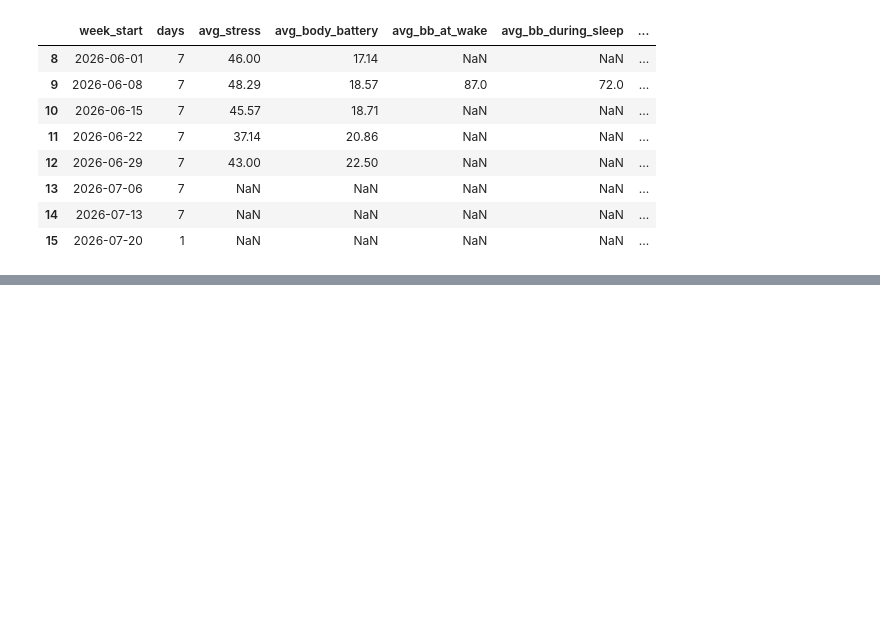
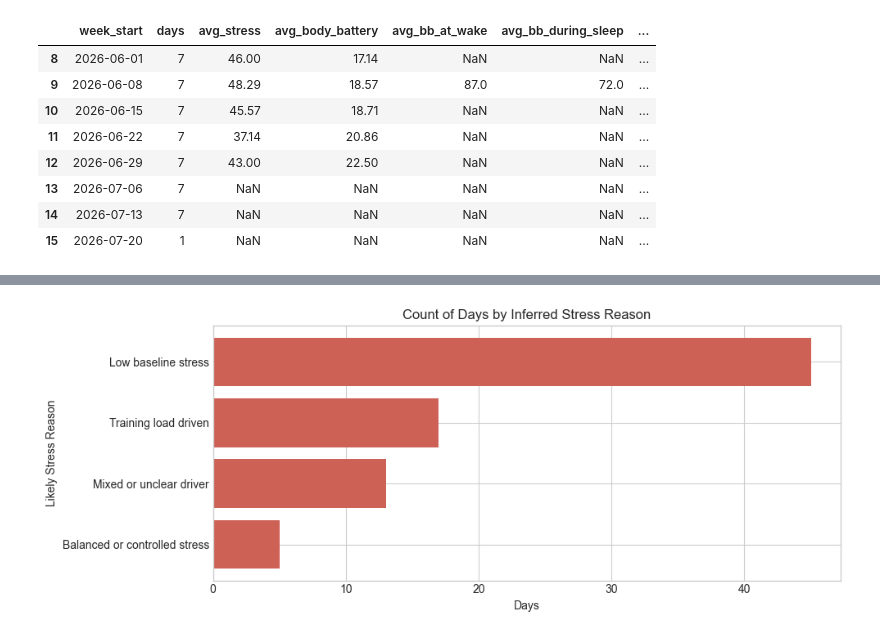
Before and after one commit to jvinodraj/theEagle, a Jupyter notebook: notebooks/garmin_stress_body_battery_trend.ipynb, the cells around one changed output, grey strips where cells are left out. Drawn from its saved outputs; the diff is of its cells as text; code cells hidden in the pictures; blank space fills up the shorter version.

```diff
--- a/notebooks/garmin_stress_body_battery_trend.ipynb
+++ b/notebooks/garmin_stress_body_battery_trend.ipynb
@@ -713,0 +716,88 @@ Weekly Markdown exported to: c:\Users\A717631\repo\theEagle\reports\health_snaps
+# %%
+# Infer likely stress reason per day
+
+reason_df = recovery_df.copy().sort_values('date').reset_index(drop=True)
+
+total_stress = reason_df['stress_duration_sec'].replace(0, np.nan)
+reason_df['rest_ratio'] = reason_df['rest_stress_duration_sec'] / total_stress
+reason_df['high_stress_ratio'] = reason_df['high_stress_duration_sec'] / total_stress
+reason_df['sleep_recovery_low'] = (
+    reason_df['bb_at_wake'].fillna(999) <= 45
+) | (
+    reason_df['bb_during_sleep'].fillna(999) <= 40
+)
+reason_df['training_day'] = reason_df['training_duration_total'].fillna(0) > 0
+
+
+def classify_stress_reason(row: pd.Series) -> str:
+    avg_stress = row.get('avg_stress_level')
+    if pd.isna(avg_stress):
+        return 'No stress data'
+
+    high_stress = avg_stress >= 35
+    very_high_stress = avg_stress >= 45
+
+    interval_or_hard = row.get('interval_count', 0) > 0 or row.get('interval_duration_min', 0) >= 45
+    high_training_load = row.get('training_load_total', 0) >= reason_df['training_load_total'].quantile(0.75)
+
+    rest_ratio = row.get('rest_ratio')
+    high_rest_stress = pd.notna(rest_ratio) and rest_ratio >= 0.55
+
+    poor_recovery = bool(row.get('sleep_recovery_low', False))
+    qualifier = str(row.get('stress_qualifier') or '').upper()
+
+    if not high_stress:
+        return 'Low baseline stress'
+
+    if (interval_or_hard or high_training_load) and not high_rest_stress:
+        return 'Training load driven'
+
+    if poor_recovery and high_rest_stress:
+        return 'Poor recovery or sleep strain'
+
+    if 'BALANCED' in qualifier or 'CALM' in qualifier:
+        return 'Balanced or controlled stress'
+
+    if very_high_stress and high_rest_stress:
+        return 'Non-training life stress likely'
+
+    if high_training_load:
+        return 'Mixed load and recovery strain'
+
+    return 'Mixed or unclear driver'
+
+
+reason_df['likely_stress_reason'] = reason_df.apply(classify_stress_reason, axis=1)
+
+reason_summary = (
+    reason_df[reason_df['avg_stress_level'].notna()]
+    .groupby('likely_stress_reason', as_index=False)
+    .agg(
+        days=('date', 'count'),
+        mean_stress=('avg_stress_level', 'mean'),
+        mean_body_battery=('bb_most_recent', 'mean'),
+        mean_training_load=('training_load_total', 'mean')
+    )
+    .sort_values(['days', 'mean_stress'], ascending=[False, False])
+)
+
+print('Likely stress drivers summary:')
+display(reason_summary.round(2))
+
+high_days = reason_df[reason_df['avg_stress_level'] >= 40].copy()
+high_days = high_days[
+    ['date', 'avg_stress_level', 'bb_most_recent', 'training_duration_total', 'training_load_total', 'stress_qualifier', 'likely_stress_reason']
+].sort_values('avg_stress_level', ascending=False)
+
+print('Top high-stress days with inferred reason:')
+display(high_days.head(20))
+
+fig, ax = plt.subplots(figsize=(10, 4))
+plot_data = reason_summary.sort_values('days', ascending=True)
+ax.barh(plot_data['likely_stress_reason'], plot_data['days'], color='#CD6155')
+ax.set_title('Count of Days by Inferred Stress Reason')
+ax.set_xlabel('Days')
+ax.set_ylabel('Likely Stress Reason')
+plt.tight_layout()
+plt.show()
+# %% [output]
@@ -713,0 +828 @@ Weekly Markdown exported to: c:\Users\A717631\repo\theEagle\reports\health_snaps
+[figure, added]
```
Also changed, not shown: parts of 2 cells of this notebook, 3 other files.
